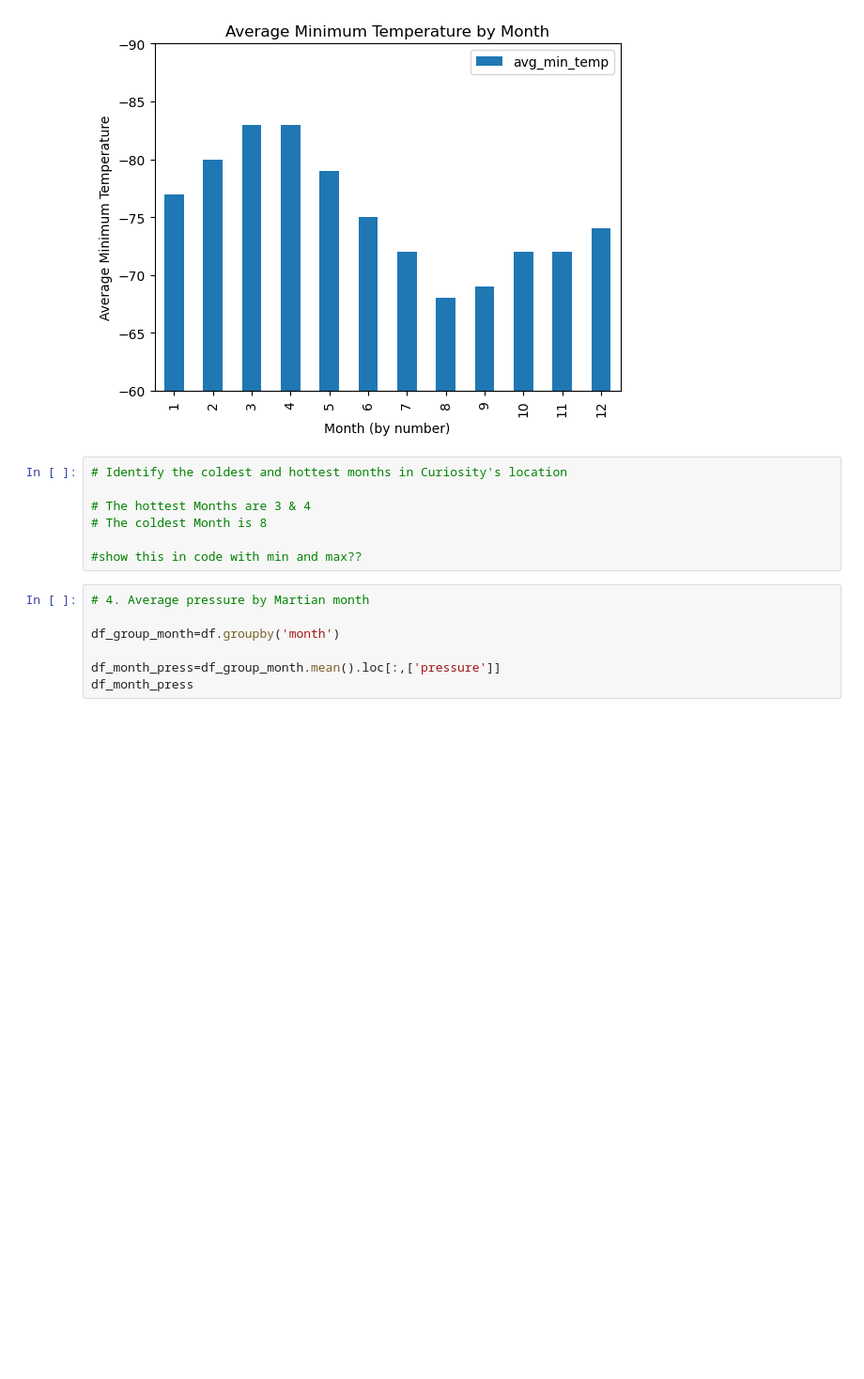
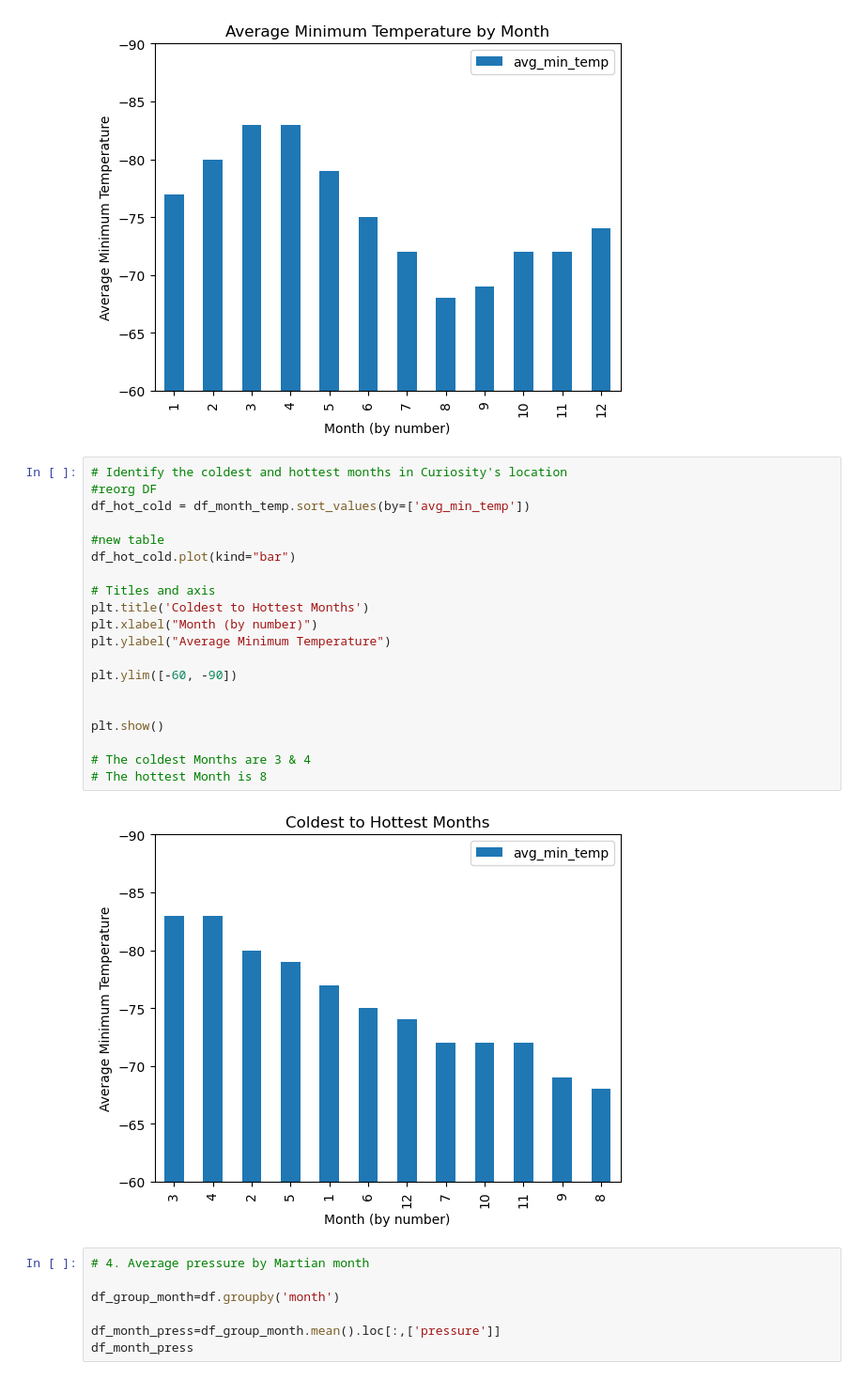
Before and after one commit to Pazz0/Mission-to-Mars, a Jupyter notebook: part_2_mars_weather.ipynb, the cells around one changed output. Shown at 94% size. Drawn from its saved outputs; the diff is of its cells as text; blank space fills up the shorter version.

Commit message:
finalized titles and added 2 extra charts to second sheet

```diff
--- a/part_2_mars_weather.ipynb
+++ b/part_2_mars_weather.ipynb
@@ -223,13 +224,28 @@ plt.ylim([-60, -90])
 plt.show()
 # %% [output]
 [figure]
-# %%
-# Identify the coldest and hottest months in Curiosity's location
-
-# The hottest Months are 3 & 4
-# The coldest Month is 8
-
-#show this in code with min and max??
+# %%
+# Identify the coldest and hottest months in Curiosity's location
+#reorg DF
+df_hot_cold = df_month_temp.sort_values(by=['avg_min_temp'])
+
+#new table
+df_hot_cold.plot(kind="bar")
+
+# Titles and axis
+plt.title('Coldest to Hottest Months')
+plt.xlabel("Month (by number)")
+plt.ylabel("Average Minimum Temperature")
+
+plt.ylim([-60, -90])
+
+
+plt.show()
+
+# The coldest Months are 3 & 4
+# The hottest Month is 8
+# %% [output]
+[figure, added]
 # %%
 # 4. Average pressure by Martian month
 
```
Also changed, not shown: parts of 3 cells of this notebook, 2 other files.
